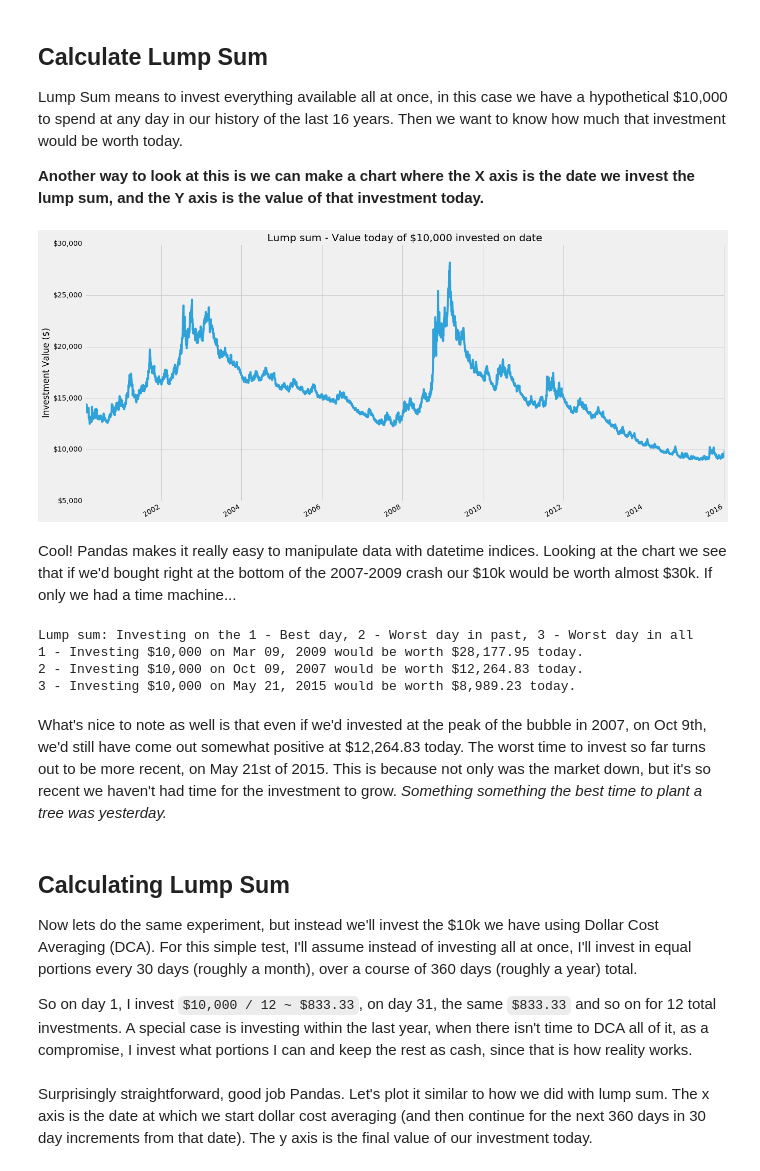
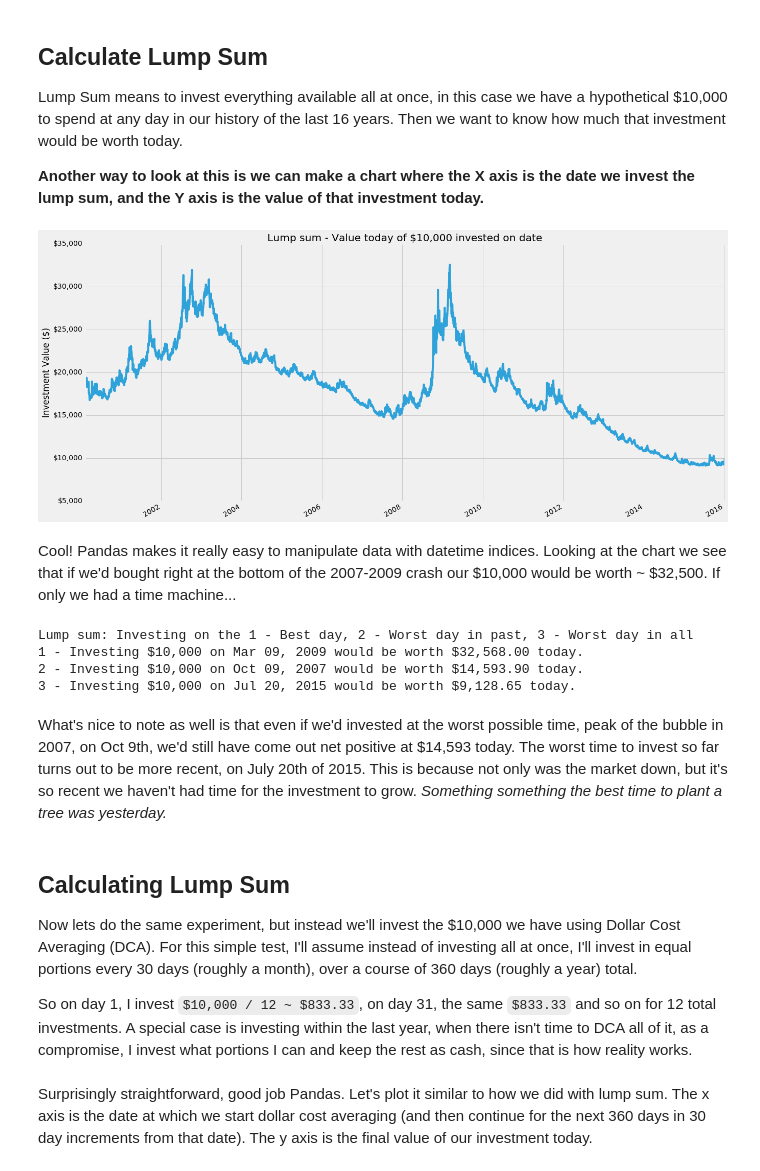
Before and after one commit to Elucidation/lumpsum_vs_dca, a Jupyter notebook: Lumpsum_vs_DCA.ipynb, the cells around one changed output. Saved outputs shown, nothing was run; the diff lists cells and outputs as text; code cells hidden in the pictures.

```diff
--- a/Lumpsum_vs_DCA.ipynb
+++ b/Lumpsum_vs_DCA.ipynb
@@ -42,12 +42,13 @@ First let's import data, [Pandas](http://pandas.pydata.org/) is a great python l
 import pandas as pd
 import pandas_datareader.data as web
 import datetime
+pd.set_option('display.width', 200) # Displaying more columns in one row
 
 # Data date range, Google provides up to 4000 entries in one call
 start = datetime.datetime(2000, 2, 10)
 end = datetime.datetime(2016, 1, 9)
 
-spy = web.DataReader("SPY", "google", start, end)
+spy = web.DataReader("SPY", "yahoo", start, end)
 
 print(spy.head()) # See first few rows
 # %% [output]
@@ -83,23 +84,23 @@ Lump Sum means to invest everything available all at once, in this case we have
 
 **Another way to look at this is we can make a chart where the X axis is the date we invest the lump sum, and the Y axis is the value of that investment today.**
 # %%
-value_price = spy.Close[-1] # The final value of our stock
+value_price = spy['Adj Close'][-1] # The final value of our stock
 initial_investment = 10000 # Our initial investment of $10k
 
-num_stocks_bought = initial_investment / spy.Close
+num_stocks_bought = initial_investment / spy['Adj Close']
 lumpsum = num_stocks_bought * value_price
 lumpsum.name = 'Lump Sum'
 
 lumpsum.plot(figsize=(20,10))
 ax = plt.subplot()
 ax.yaxis.set_major_formatter(FuncFormatter(lambda x, pos: '${:,.0f}'.format(x))) # Y axis dollarsymbols
 plt.title('Lump sum - Value today of $10,000 invested on date')
 plt.xlabel('')
 plt.ylabel('Investment Value ($)');
 # %% [output]
-[figure, old version]
+[figure, new version]
 # %% [markdown]
-Cool! Pandas makes it really easy to manipulate data with datetime indices. Looking at the chart we see that if we'd bought right at the bottom of the 2007-2009 crash our \$10k would be worth almost \$30k. If only we had a time machine...
+Cool! Pandas makes it really easy to manipulate data with datetime indices. Looking at the chart we see that if we'd bought right at the bottom of the 2007-2009 crash our \$10,000 would be worth ~ $32,500. If only we had a time machine...
 # %%
 print("Lump sum: Investing on the 1 - Best day, 2 - Worst day in past, 3 - Worst day in all")
 print("1 - Investing $10,000 on {} would be worth ${:,.2f} today.".format(lumpsum.idxmax().strftime('%b %d, %Y'), lumpsum.max()))
@@ -107,14 +108,14 @@ print("2 - Investing $10,000 on {} would be worth ${:,.2f} today.".format(lumpsu
 print("3 - Investing $10,000 on {} would be worth ${:,.2f} today.".format(lumpsum.idxmin().strftime('%b %d, %Y'), lumpsum.min()))
 # %% [output]
 Lump sum: Investing on the 1 - Best day, 2 - Worst day in past, 3 - Worst day in all
-1 - Investing $10,000 on Mar 09, 2009 would be worth $28,177.95 today.
-2 - Investing $10,000 on Oct 09, 2007 would be worth $12,264.83 today.
-3 - Investing $10,000 on May 21, 2015 would be worth $8,989.23 today.
+1 - Investing $10,000 on Mar 09, 2009 would be worth $32,568.00 today.
+2 - Investing $10,000 on Oct 09, 2007 would be worth $14,593.90 today.
+3 - Investing $10,000 on Jul 20, 2015 would be worth $9,128.65 today.
 # %% [markdown]
-What's nice to note as well is that even if we'd invested at the peak of the bubble in 2007, on Oct 9th, we'd still have come out somewhat positive at \$12,264.83 today. The worst time to invest so far turns out to be more recent, on May 21st of 2015. This is because not only was the market down, but it's so recent we haven't had time for the investment to grow. *Something something the best time to plant a tree was yesterday.*
+What's nice to note as well is that even if we'd invested at the worst possible time, peak of the bubble in 2007, on Oct 9th, we'd still have come out net positive at \$14,593 today. The worst time to invest so far turns out to be more recent, on July 20th of 2015. This is because not only was the market down, but it's so recent we haven't had time for the investment to grow. *Something something the best time to plant a tree was yesterday.*
 # %% [markdown]
 ## Calculating Lump Sum
-Now lets do the same experiment, but instead we'll invest the \$10k we have using Dollar Cost Averaging (DCA). For this simple test, I'll assume instead of investing all at once, I'll invest in equal portions every 30 days (roughly a month), over a course of 360 days (roughly a year) total.
+Now lets do the same experiment, but instead we'll invest the \$10,000 we have using Dollar Cost Averaging (DCA). For this simple test, I'll assume instead of investing all at once, I'll invest in equal portions every 30 days (roughly a month), over a course of 360 days (roughly a year) total.
 
 So on day 1, I invest `$10,000 / 12 ~ $833.33`, on day 31, the same `$833.33`
 and so on for 12 total investments. A special case is investing within the last year, when there isn't time to DCA all of it, as a compromise, I invest what portions I can and keep the rest as cash, since that is how reality works.
```
Also changed, not shown: parts of 18 cells of this notebook, 5 other files.
